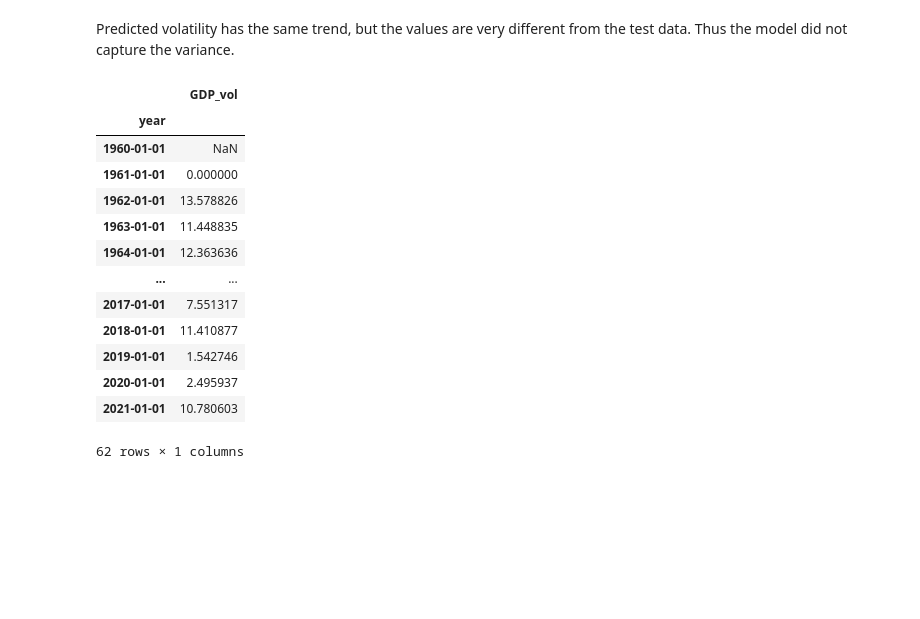
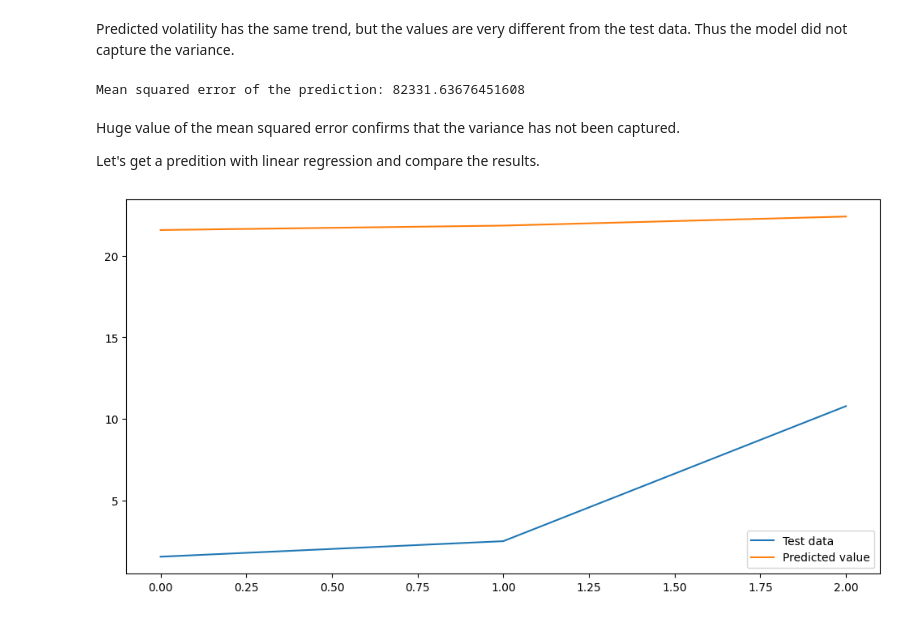
Before and after one commit to helios12/DataScienceProjects, a Jupyter notebook: tasks/task-10/Task-10-MATH-ML-13.Time_series.ipynb, the cells around one changed output. Drawn from its saved outputs; the diff is of its cells as text; code cells hidden in the pictures; blank space fills up the shorter version.

```diff
--- a/tasks/task-10/Task-10-MATH-ML-13.Time_series.ipynb
+++ b/tasks/task-10/Task-10-MATH-ML-13.Time_series.ipynb
@@ -737,20 +735,45 @@ plt.show()
 [figure]
 # %% [markdown]
 Predicted volatility has the same trend, but the values are very different from the test data. Thus the model did not capture the variance.
-# %%
-data_garch
-# %% [output]
-|  | GDP_vol |
-| year |  |
-| 1960-01-01 | NaN |
-| 1961-01-01 | 0.000000 |
-| 1962-01-01 | 13.578826 |
-| 1963-01-01 | 11.448835 |
-| 1964-01-01 | 12.363636 |
-| ... | ... |
-| 2017-01-01 | 7.551317 |
-| 2018-01-01 | 11.410877 |
-| 2019-01-01 | 1.542746 |
-| 2020-01-01 | 2.495937 |
-| 2021-01-01 | 10.780603 |
-62 rows × 1 columns
+# %%
+print('Mean squared error of the prediction:',
+      metrics.mean_squared_error(
+          data_pred['GDP_vol'],
+          data_pred['pred']
+      )
+)
+# %% [output]
+Mean squared error of the prediction: 82331.63676451608
+# %% [markdown]
+Huge value of the mean squared error confirms that the variance has not been captured.
+
+Let's get a predition with linear regression and compare the results.
+# %%
+def get_X(df):
+    X = df['GDP (current US$)'].fillna(0)
+    X = X.reset_index()
+    X['year'] = X['year'].dt.year
+    return X
+
+
+def get_y(df):
+    y = df['GDP_vol'].fillna(0)
+    y = y.reset_index().drop('year', axis=1)
+    return y
+
+
+X_train = get_X(data_train)
+X_test = get_X(data_test)
+y_train = get_y(data_train)
+y_test = get_y(data_test)
+
+lr = linear_model.LinearRegression()
+lr.fit(X_train, y_train)
+y_pred = lr.predict(X_test)
+
+plt.plot(y_test, label='Test data')
+plt.plot(y_pred.flatten(), label='Predicted value')
+plt.legend()
+plt.show()
+# %% [output]
+[figure, added]
```
Also changed, not shown: parts of 3 cells of this notebook.
